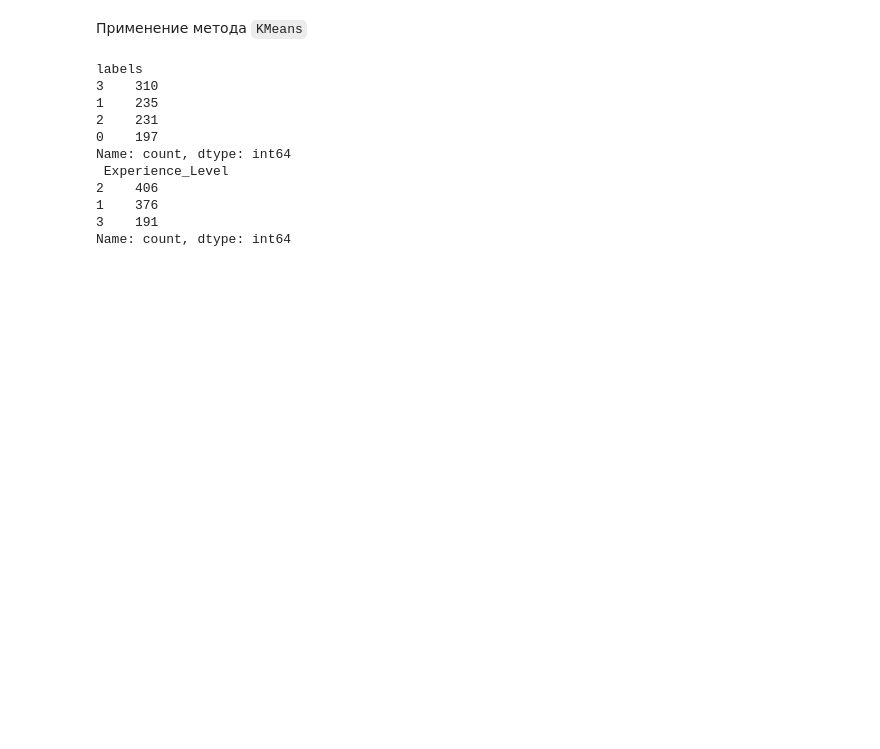
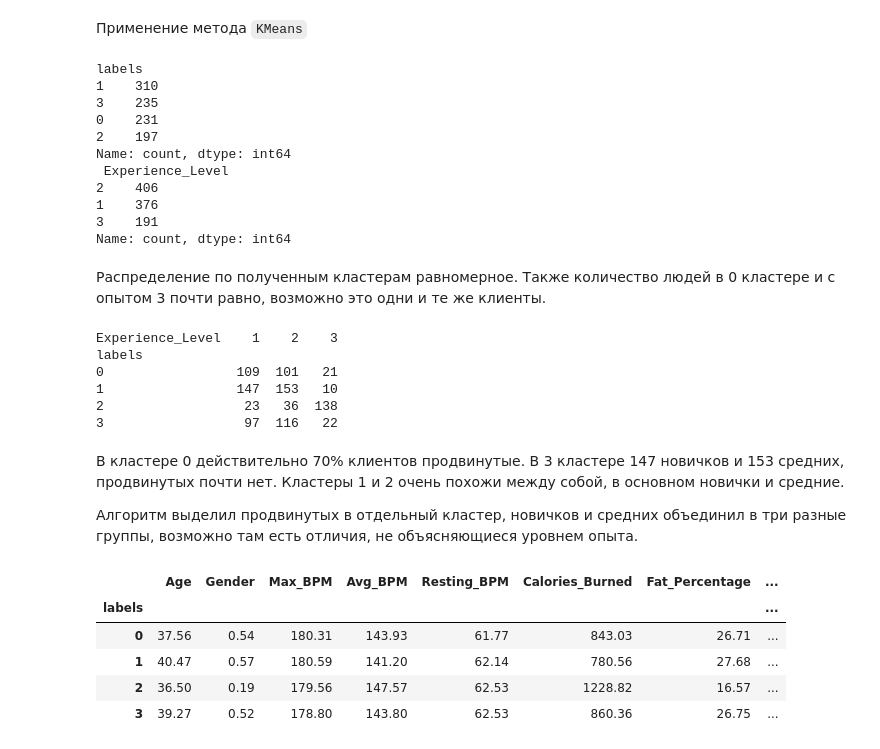
Before and after one commit to MashaaSit/gym_clients_analytics, a Jupyter notebook: notebooks/main.ipynb, the cells around one changed output. Cells and saved outputs as stored; diff of their text form; code cells hidden in the pictures; blank space fills up the shorter version.

```diff
--- a/notebooks/main.ipynb
+++ b/notebooks/main.ipynb
@@ -257,17 +261,40 @@ kmeans = KMeans(n_clusters=4, random_state=42, n_init='auto')
 labels = kmeans.fit_predict(df_scaled)
 
 df['labels'] = labels
-df['Experience_Level'] = experience_lvl
-print(df['labels'].value_counts(),'\n', df['Experience_Level'].value_counts())
+print(df['labels'].value_counts(),'\n', experience_lvl.value_counts())
 # %% [output]
 labels
-3    310
-1    235
-2    231
-0    197
+1    310
+3    235
+0    231
+2    197
 Name: count, dtype: int64
  Experience_Level
 2    406
 1    376
 3    191
 Name: count, dtype: int64
+# %% [markdown]
+Распределение по полученным кластерам равномерное. Также количество людей в 0 кластере и с опытом 3 почти равно, возможно это одни и те же клиенты.
+# %%
+print(pd.crosstab(df['labels'], experience_lvl))
+# %% [output]
+Experience_Level    1    2    3
+labels
+0                 109  101   21
+1                 147  153   10
+2                  23   36  138
+3                  97  116   22
+# %% [markdown]
+В кластере 0 действительно 70% клиентов продвинутые. В 3 кластере 147 новичков и 153 средних, продвинутых почти нет. Кластеры 1 и 2 очень похожи между собой, в основном новички и средние.
+
+Алгоритм выделил продвинутых в отдельный кластер, новичков и средних объединил в три разные группы, возможно там есть отличия, не объясняющиеся уровнем опыта.
+# %%
+df.groupby('labels').mean().round(2)
+# %% [output]
+|  | Age | Gender | Max_BPM | Avg_BPM | Resting_BPM | Calories_Burned | Fat_Percentage | ... |
+| labels |  |  |  |  |  |  |  | ... |
+| 0 | 37.56 | 0.54 | 180.31 | 143.93 | 61.77 | 843.03 | 26.71 | ... |
+| 1 | 40.47 | 0.57 | 180.59 | 141.20 | 62.14 | 780.56 | 27.68 | ... |
+| 2 | 36.50 | 0.19 | 179.56 | 147.57 | 62.53 | 1228.82 | 16.57 | ... |
+| 3 | 39.27 | 0.52 | 178.80 | 143.80 | 62.53 | 860.36 | 26.75 | ... |
```
Also changed, not shown: parts of 13 cells of this notebook.
